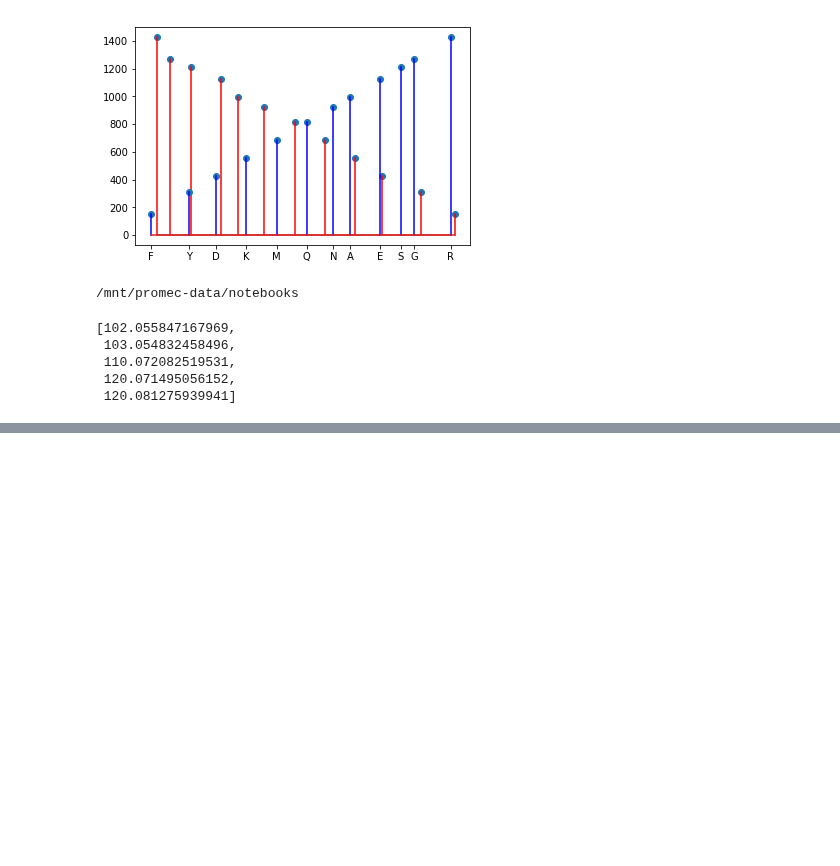
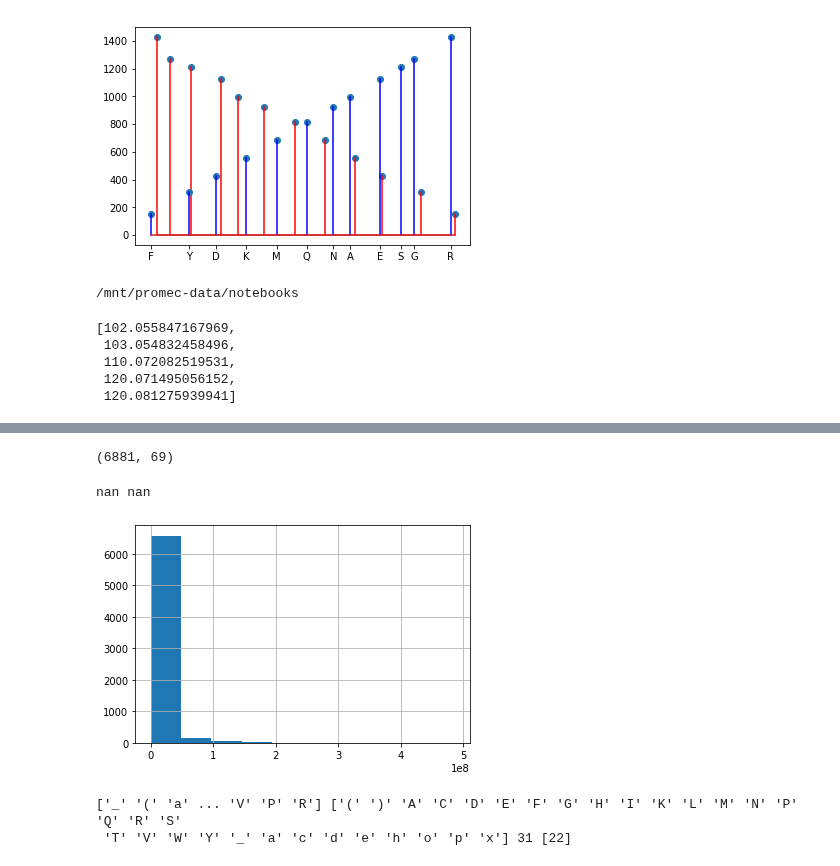
Before and after one commit to animesh/notebooks, a Jupyter notebook: pepFrag.ipynb, the cells around one changed output, grey strips where cells are left out. Saved outputs shown, nothing was run; the diff lists cells and outputs as text; code cells hidden in the pictures; blank space fills up the shorter version.

```diff
--- a/pepFrag.ipynb
+++ b/pepFrag.ipynb
@@ -122,0 +172,4 @@ a[0:10:2]
+# %%
+df = df.rename(index=str, columns={"Modified sequence": "Modified_sequence"})
+df['Modified_sequence'] = df['Modified_sequence'].str.replace('_','')
+df['Modified_sequence']
@@ -122,0 +189,27 @@ a[0:10:2]
+# %%
+ print(df.shape)
+# %% [output]
+(6881, 69)
+# %%
+df['Intensity'].hist()
+low = np.percentile(df['Intensity'], 10)
+high = np.percentile(df['Intensity'], 90)
+print(low, high)
+# %% [output]
+nan nan
+[figure, added]
+# %%
+from sklearn.preprocessing import LabelEncoder, StandardScaler, OneHotEncoder
+data=df
+dat = data['Modified_sequence']
+dat = [list(d) for d in dat]
+#process data into one hot encoding
+flat_list = ['_'] + [item for sublist in dat for item in sublist]
+# define example
+values = np.array(flat_list)
+label_encoder = LabelEncoder()
+label_encoder.fit(values)
+print(values,label_encoder.classes_, len(label_encoder.classes_),label_encoder.transform([['_']]))
+# %% [output]
+['_' '(' 'a' ... 'V' 'P' 'R'] ['(' ')' 'A' 'C' 'D' 'E' 'F' 'G' 'H' 'I' 'K' 'L' 'M' 'N' 'P' 'Q' 'R' 'S'
+ 'T' 'V' 'W' 'Y' '_' 'a' 'c' 'd' 'e' 'h' 'o' 'p' 'x'] 31 [22]
```
Also changed, not shown: parts of 11 cells of this notebook, 6 other files.
